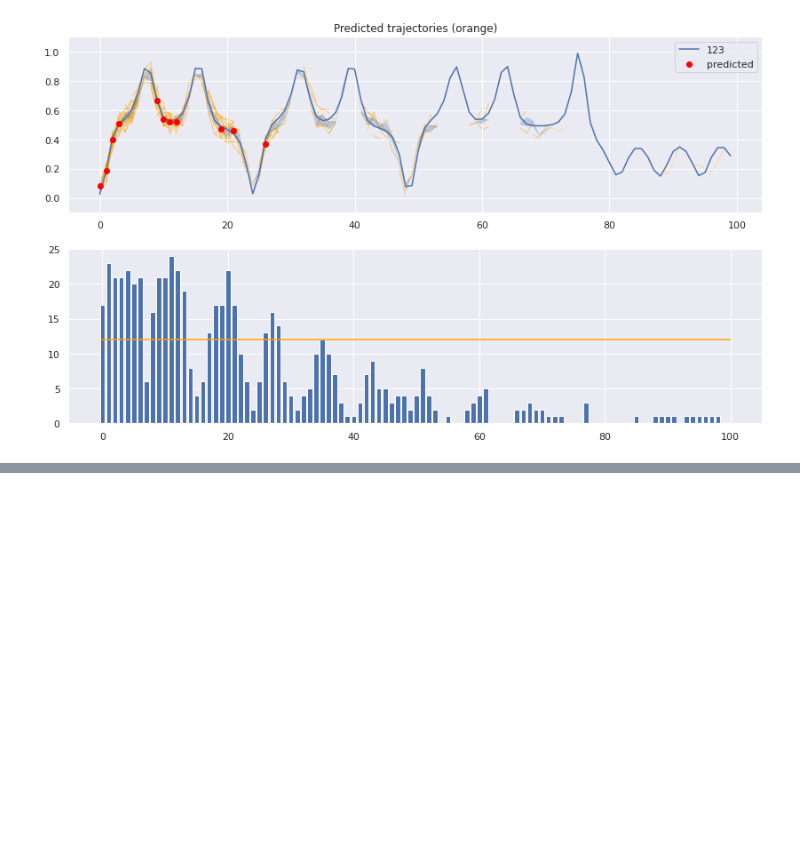
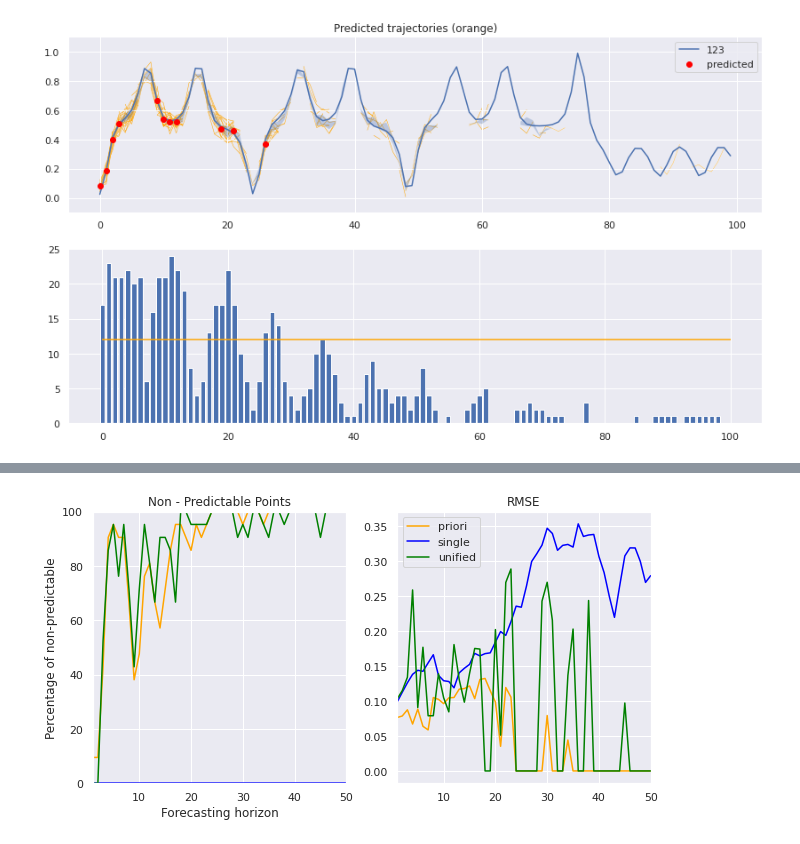
Before and after one commit to thxi/hse_chaotic_ts, a Jupyter notebook: Lorenz, sin, api.ipynb, the cells around one changed output, grey strips where cells are left out. Saved outputs shown, nothing was run; the diff lists cells and outputs as text; code cells hidden in the pictures; blank space fills up the shorter version.

```diff
--- a/Lorenz, sin, api.ipynb
+++ b/Lorenz, sin, api.ipynb
@@ -491,0 +527,3 @@ plt.hlines(y=min_trajectories, xmin=0, xmax=len(traj_alive), color='orange')
+# %%
+x, _, _ = Lorentz().generate(0.1, 3000+train_size+test_size-1) # -1 because of an implementation bug
+x, x_min, x_max = normalize(x[3000:]) # "For the Lorenz series, the first 3000 observations are discarded..."
@@ -491,0 +658,39 @@ plt.hlines(y=min_trajectories, xmin=0, xmax=len(traj_alive), color='orange')
+# %%
+runs_processed = deepcopy(runs)
+# %%
+for method in runs_processed.keys():
+    rmses = runs_processed[method]['rmse']
+    non_preds = runs_processed[method]['non_pred']
+    non_preds = 100*non_preds.sum(axis=0) / non_preds.shape[0]
+    rmses = np.sqrt(np.nan_to_num(rmses / (rmses.shape[0] - np.isnan(rmses).sum(axis=0))).sum(axis=0))
+    runs_processed[method]['rmse'] = rmses
+    runs_processed[method]['non_pred'] = non_preds
+# %%
+fig = plt.figure(figsize=(10, 5))
+
+# non-pred and rmse
+plt.subplot(1, 2, 1)
+
+plt.plot(range(1, h_max+1), runs_processed['priori']['non_pred'], color='orange', label='priori')
+plt.plot(range(1, h_max+1), runs_processed['single']['non_pred'], color='blue', label='single')
+plt.plot(range(1, h_max+1), runs_processed['unified']['non_pred'], color='green', label='unified')
+
+plt.title(f"Non - Predictable Points")
+plt.xlim(1, h_max)
+plt.ylim(0, 100)
+plt.xlabel('Forecasting horizon')
+plt.ylabel('Percentage of non-predictable')
+
+
+
+plt.subplot(1, 2, 2)
+
+plt.plot(range(1, h_max+1), runs_processed['priori']['rmse'], color='orange', label='priori')
+plt.plot(range(1, h_max+1), runs_processed['single']['rmse'], color='blue', label='single')
+plt.plot(range(1, h_max+1), runs_processed['unified']['rmse'], color='green', label='unified')
+
+plt.title(f"RMSE")
+plt.xlim(1, h_max);
+plt.legend();
+# %% [output]
+[figure, added]
```
Also changed, not shown: parts of 10 cells of this notebook, 1 other file.
